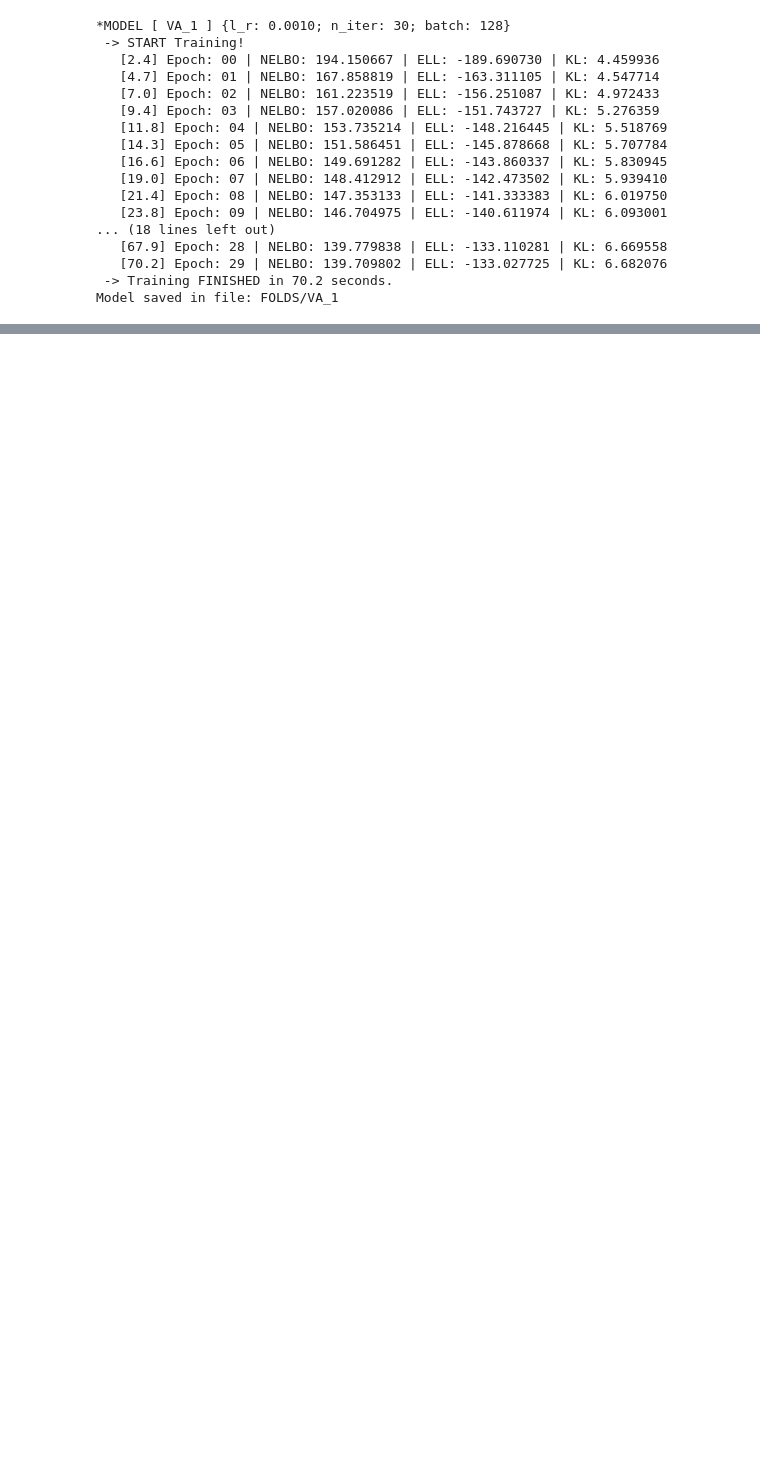
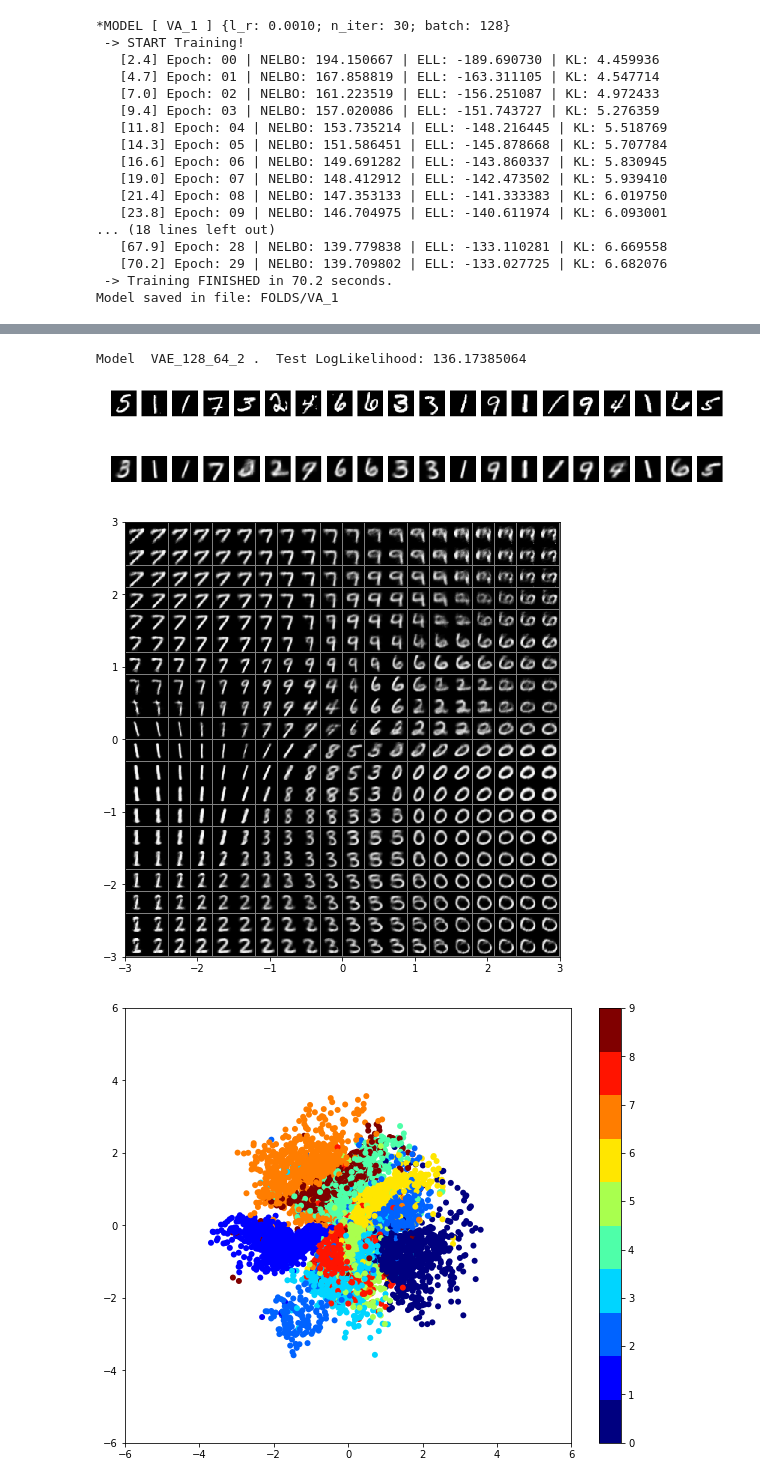
Before and after one commit to ibarrond/VariationalAutoencoders, a Jupyter notebook: VarAutoenc.ipynb, the cells around one changed output, grey strips where cells are left out. Saved outputs shown, nothing was run; the diff lists cells and outputs as text; code cells hidden in the pictures; blank space fills up the shorter version.

Commit message:
Tested all architectures. Model sent to models folder

```diff
--- a/VarAutoenc.ipynb
+++ b/VarAutoenc.ipynb
@@ -492,0 +59,7 @@ Model  VA_1 .  Test LogLikelihood: 45.4643097413
+# %%
+VA2 =  VariationalAutoencoder('VAE_128_64_2',
+                 n_inputs=784,
+                 n_neurons_encoder = [128, 64],
+                 n_latent=2,
+                 n_neurons_decoder = [64, 128],
+                 batch_size = 128)
@@ -492,0 +78,2 @@ Model  VA_1 .  Test LogLikelihood: 45.4643097413
+# %%
+VA2.learn(epochs=100)
@@ -492,0 +98,8 @@ Model  VA_1 .  Test LogLikelihood: 45.4643097413
+# %%
+VA2.benchmark()
+plt.show()
+# %% [output]
+Model  VAE_128_64_2 .  Test LogLikelihood: 136.17385064
+[figure, added]
+[figure, added]
+[figure, added]
```
Also changed, not shown: parts of 11 cells of this notebook.
